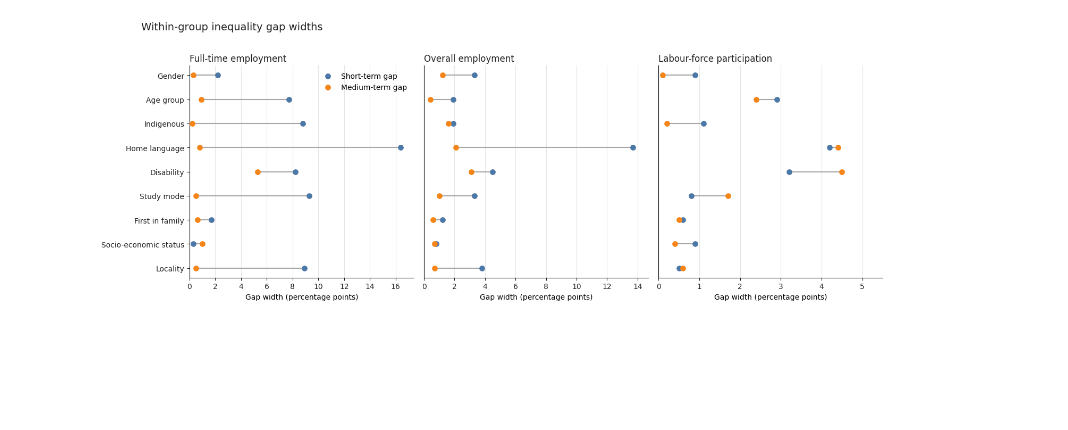
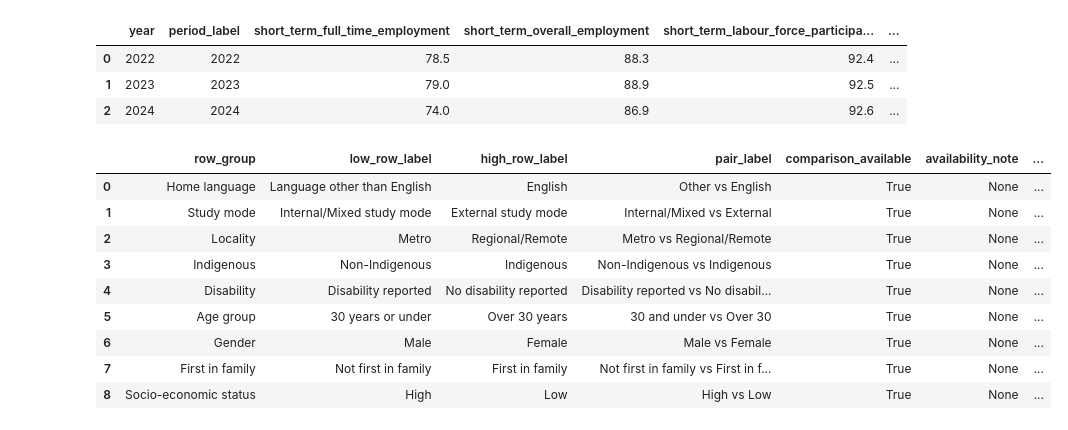
Before and after one commit to nichothenacho64/jobless-graduate, a Jupyter notebook: notebooks/03_charts.ipynb, the cells around one changed output. Cells and saved outputs as stored; diff of their text form; code cells hidden in the pictures; blank space fills up the shorter version.

```diff
--- a/notebooks/03_charts.ipynb
+++ b/notebooks/03_charts.ipynb
@@ -49,4 +0,0 @@ change_heatmap_figure = create_subgroup_change_heatmap(chart_table)
-# %%
-gap_width_figure = create_subgroup_gap_width_chart(gap_summary_table)
-# %% [output]
-[figure, removed]
@@ -52,0 +57,63 @@ gap_width_figure = create_subgroup_gap_width_chart(gap_summary_table)
+# %%
+# Data loading — clean the QILT tables used by the presentation charts
+gos_aggregate_table = prepare_qilt_table(
+    gos_aggregate_sheet.folder,
+    gos_aggregate_sheet.file_name,
+    gos_aggregate_sheet.sheet_name,
+)
+gos_demographic_table = prepare_qilt_table(
+    gos_demographic_sheet.folder,
+    gos_demographic_sheet.file_name,
+    gos_demographic_sheet.sheet_name,
+)
+gos_gender_table = prepare_qilt_table(
+    gos_gender_sheet.folder,
+    gos_gender_sheet.file_name,
+    gos_gender_sheet.sheet_name,
+)
+gos_l_aggregate_table = prepare_qilt_table(
+    gos_l_aggregate_sheet.folder,
+    gos_l_aggregate_sheet.file_name,
+    gos_l_aggregate_sheet.sheet_name,
+)
+gos_l_demographic_table = prepare_qilt_table(
+    gos_l_demographic_sheet.folder,
+    gos_l_demographic_sheet.file_name,
+    gos_l_demographic_sheet.sheet_name,
+)
+# %%
+# Table building
+
+# Report part 1 — There is a real transition problem
+# Main presentation chart
+# Answers: Is the graduate market actually worse right now at 4 months after graduation?
+transition_problem_table = build_transition_problem_table(
+    gos_aggregate_table,
+    gos_l_aggregate_table,
+)
+transition_problem_table
+# %% [output]
+|  | year | period_label | short_term_full_time_employment | short_term_overall_employment | short_term_labour_force_participa... | ... |
+| 0 | 2022 | 2022 | 78.5 | 88.3 | 92.4 | ... |
+| 1 | 2023 | 2023 | 79.0 | 88.9 | 92.5 | ... |
+| 2 | 2024 | 2024 | 74.0 | 86.9 | 92.6 | ... |
+# %%
+# Report part 2 — It is not equally distributed
+# Main presentation chart
+# Answers: Which subgroup dimensions show the biggest short-term waiting gap in 2024?
+unequal_distribution_table = build_unequal_distribution_table(
+    gos_demographic_table,
+    gos_gender_table,
+)
+unequal_distribution_table
+# %% [output]
+|  | row_group | low_row_label | high_row_label | pair_label | comparison_available | availability_note | ... |
+| 0 | Home language | Language other than English | English | Other vs English | True | None | ... |
+| 1 | Study mode | Internal/Mixed study mode | External study mode | Internal/Mixed vs External | True | None | ... |
+| 2 | Locality | Metro | Regional/Remote | Metro vs Regional/Remote | True | None | ... |
+| 3 | Indigenous | Non-Indigenous | Indigenous | Non-Indigenous vs Indigenous | True | None | ... |
+| 4 | Disability | Disability reported | No disability reported | Disability reported vs No disabil... | True | None | ... |
+| 5 | Age group | 30 years or under | Over 30 years | 30 and under vs Over 30 | True | None | ... |
+| 6 | Gender | Male | Female | Male vs Female | True | None | ... |
+| 7 | First in family | Not first in family | First in family | Not first in family vs First in f... | True | None | ... |
+| 8 | Socio-economic status | High | Low | High vs Low | True | None | ... |
```
Also changed, not shown: parts of 10 cells of this notebook, 35 other files.
